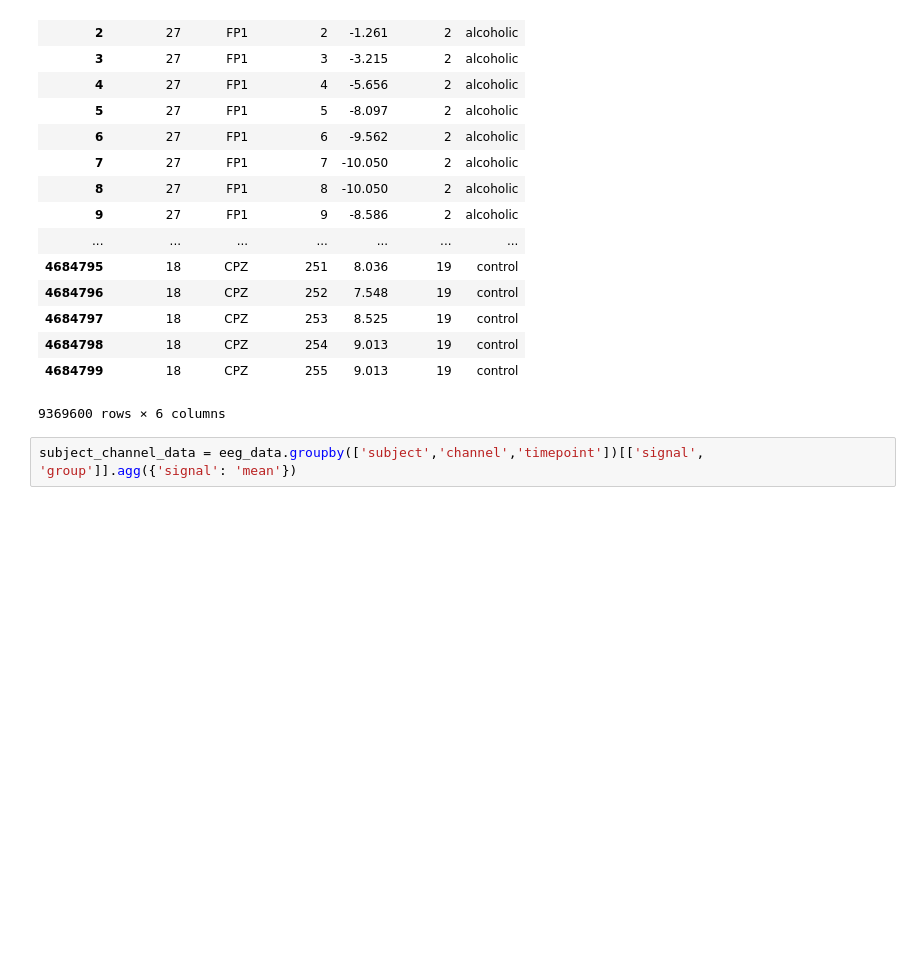
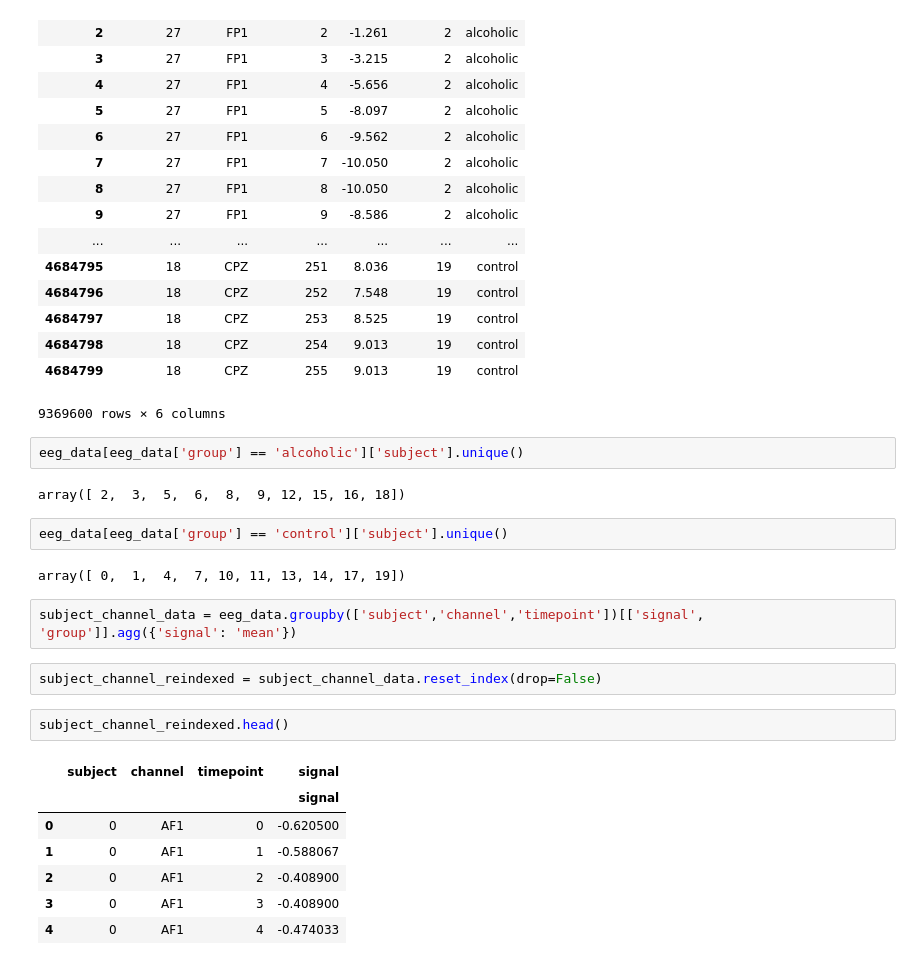
Before and after one commit to jmcarpenter2/eeg-viz, a Jupyter notebook: network_preproc.ipynb, the cells around one changed output. Drawn from its saved outputs; the diff is of its cells as text; blank space fills up the shorter version.

```diff
--- a/network_preproc.ipynb
+++ b/network_preproc.ipynb
@@ -30,6 +30,26 @@ eeg_data
 | 4684798 | 18 | CPZ | 254 | 9.013 | 19 | control |
 | 4684799 | 18 | CPZ | 255 | 9.013 | 19 | control |
 9369600 rows × 6 columns
+# %%
+eeg_data[eeg_data['group'] == 'alcoholic']['subject'].unique()
+# %% [output]
+array([ 2,  3,  5,  6,  8,  9, 12, 15, 16, 18])
+# %%
+eeg_data[eeg_data['group'] == 'control']['subject'].unique()
+# %% [output]
+array([ 0,  1,  4,  7, 10, 11, 13, 14, 17, 19])
 # %%
 subject_channel_data = eeg_data.groupby(['subject','channel','timepoint'])[['signal', 'group']].agg({'signal': 'mean'})
+# %%
+subject_channel_reindexed = subject_channel_data.reset_index(drop=False)
+# %%
+subject_channel_reindexed.head()
+# %% [output]
+|  | subject | channel | timepoint | signal |
+|  |  |  |  | signal |
+| 0 | 0 | AF1 | 0 | -0.620500 |
+| 1 | 0 | AF1 | 1 | -0.588067 |
+| 2 | 0 | AF1 | 2 | -0.408900 |
+| 3 | 0 | AF1 | 3 | -0.408900 |
+| 4 | 0 | AF1 | 4 | -0.474033 |
 # %%
```
Also changed, not shown: parts of 5 cells of this notebook, 3 other files.
